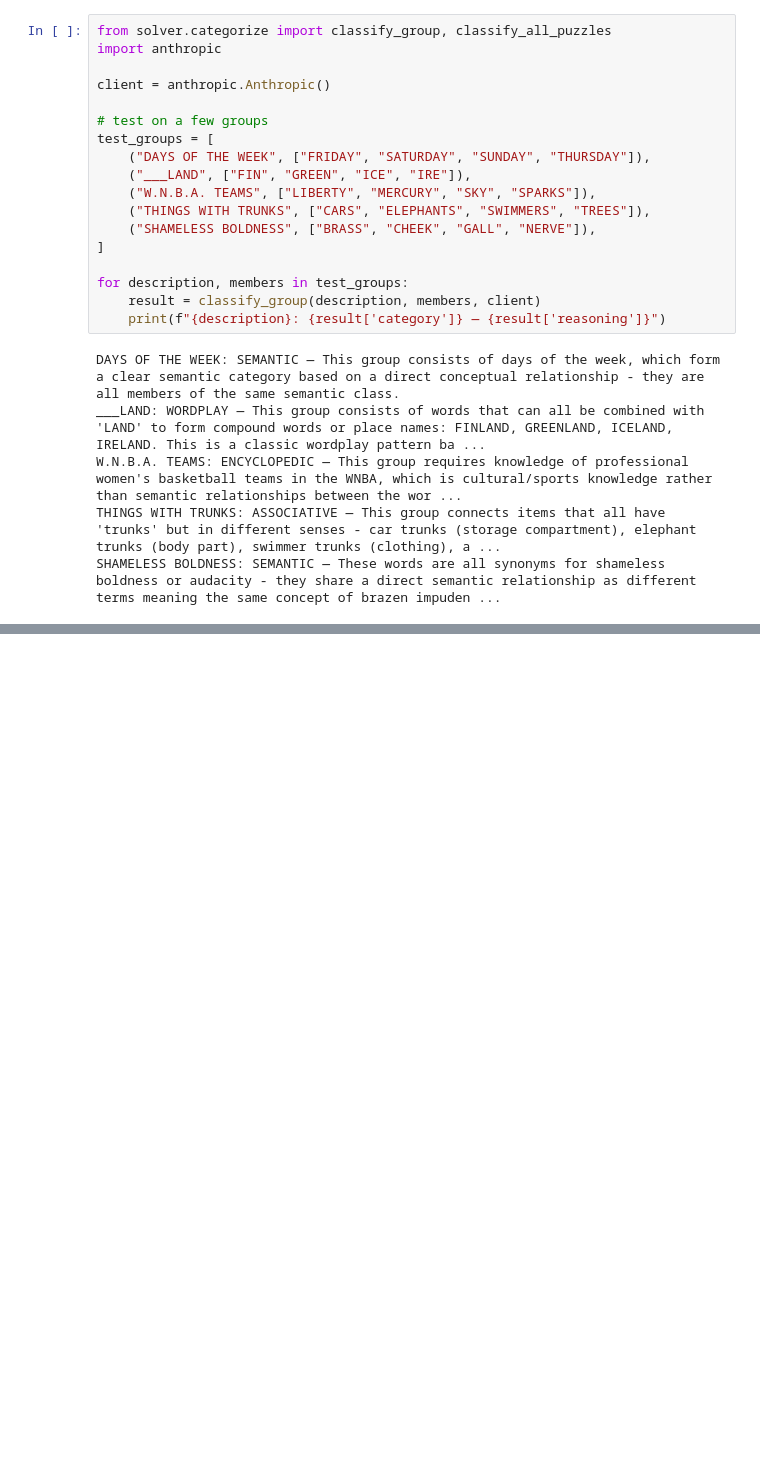
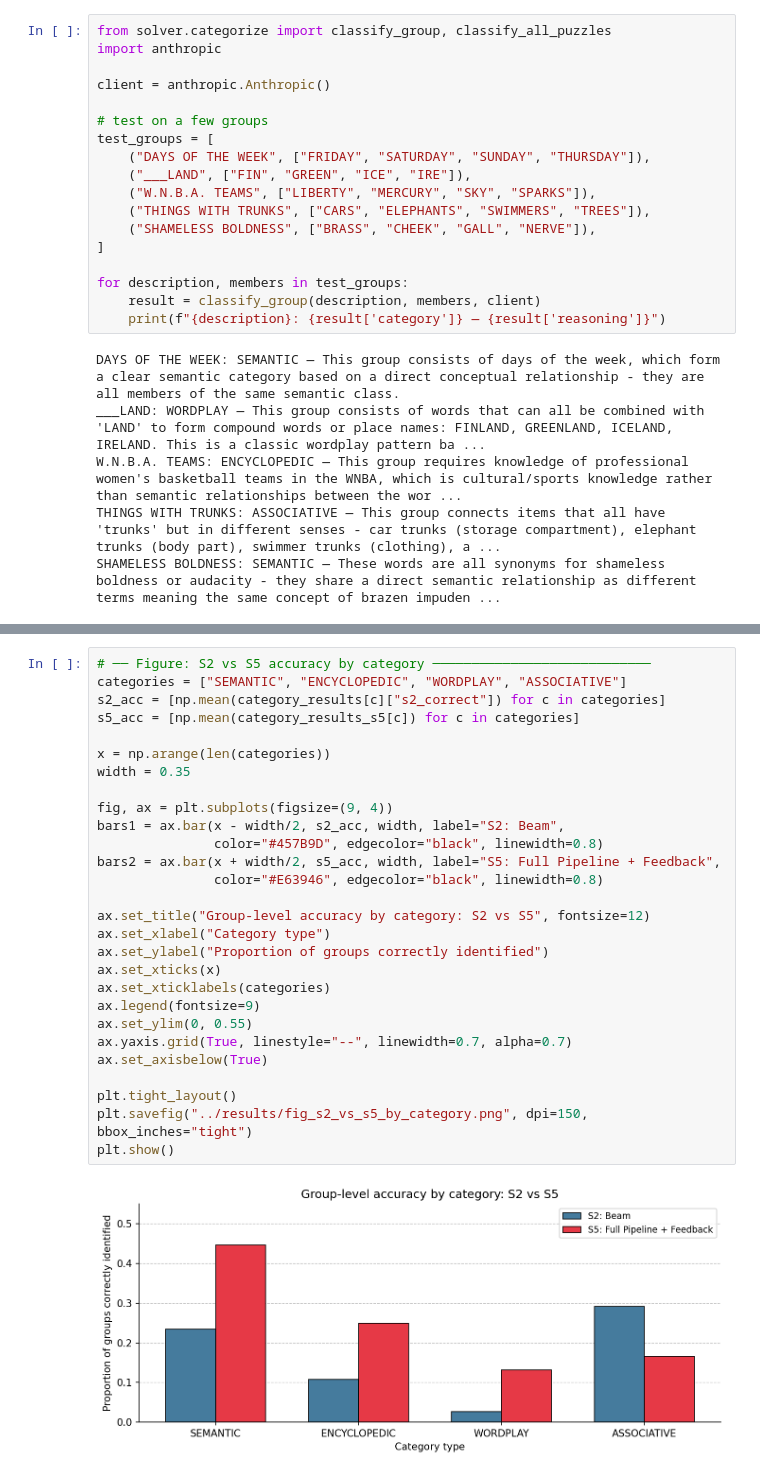
Before and after one commit to benburda/nyt-connections-thesis, a Jupyter notebook: notebooks/03_solver.ipynb, the cells around one changed output, grey strips where cells are left out. Cells and saved outputs as stored; diff of their text form; blank space fills up the shorter version.

```diff
--- a/notebooks/03_solver.ipynb
+++ b/notebooks/03_solver.ipynb
@@ -341,0 +788,30 @@ RateLimitError: Error code: 429 - {'type': 'error', 'error': {'type': 'rate_limi
+# %%
+# ── Figure: S2 vs S5 accuracy by category ────────────────────────────
+categories = ["SEMANTIC", "ENCYCLOPEDIC", "WORDPLAY", "ASSOCIATIVE"]
+s2_acc = [np.mean(category_results[c]["s2_correct"]) for c in categories]
+s5_acc = [np.mean(category_results_s5[c]) for c in categories]
+
+x = np.arange(len(categories))
+width = 0.35
+
+fig, ax = plt.subplots(figsize=(9, 4))
+bars1 = ax.bar(x - width/2, s2_acc, width, label="S2: Beam",
+               color="#457B9D", edgecolor="black", linewidth=0.8)
+bars2 = ax.bar(x + width/2, s5_acc, width, label="S5: Full Pipeline + Feedback",
+               color="#E63946", edgecolor="black", linewidth=0.8)
+
+ax.set_title("Group-level accuracy by category: S2 vs S5", fontsize=12)
+ax.set_xlabel("Category type")
+ax.set_ylabel("Proportion of groups correctly identified")
+ax.set_xticks(x)
+ax.set_xticklabels(categories)
+ax.legend(fontsize=9)
+ax.set_ylim(0, 0.55)
+ax.yaxis.grid(True, linestyle="--", linewidth=0.7, alpha=0.7)
+ax.set_axisbelow(True)
+
+plt.tight_layout()
+plt.savefig("../results/fig_s2_vs_s5_by_category.png", dpi=150, bbox_inches="tight")
+plt.show()
+# %% [output]
+[figure, added]
```
Also changed, not shown: parts of 13 cells of this notebook, 11 other files.
